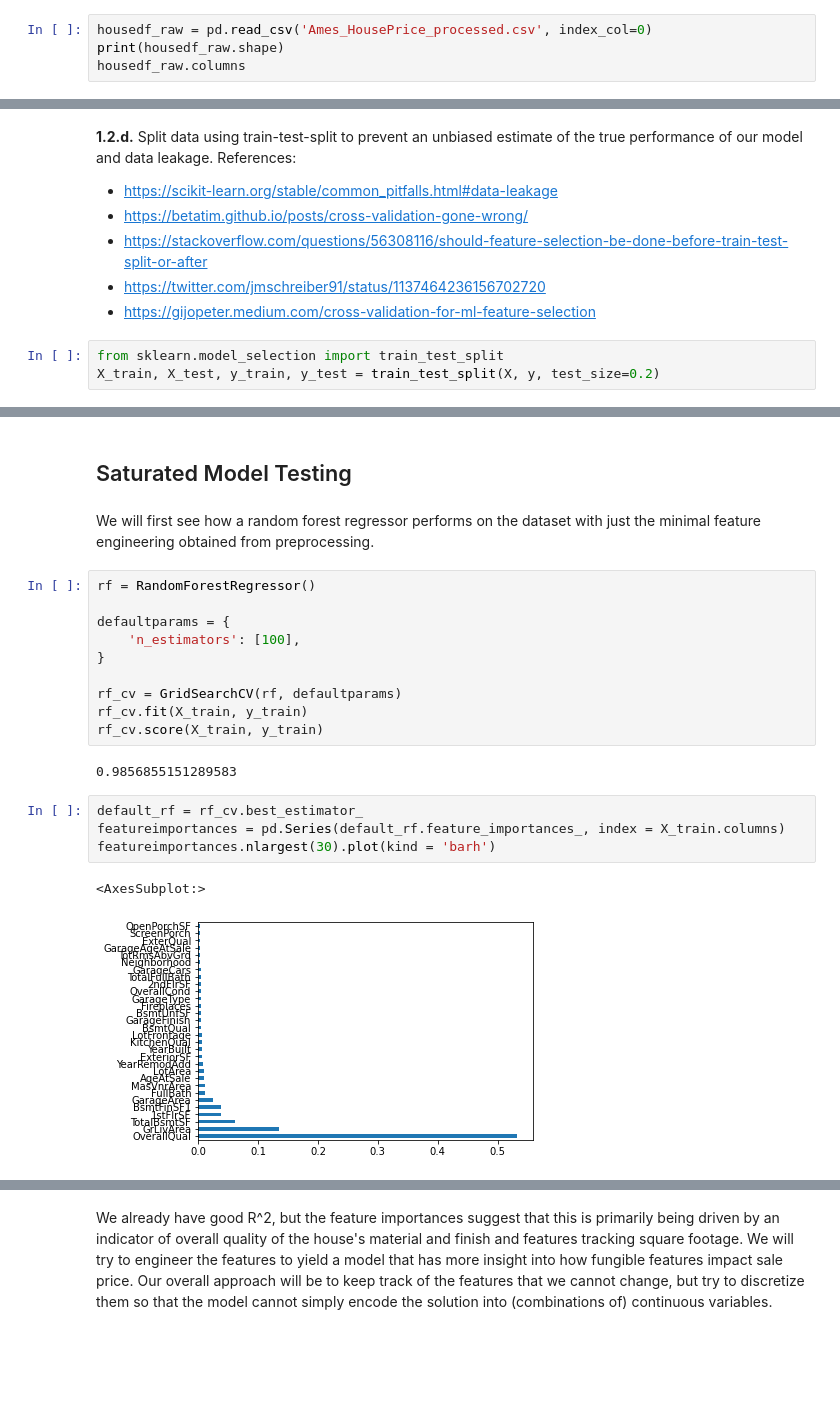
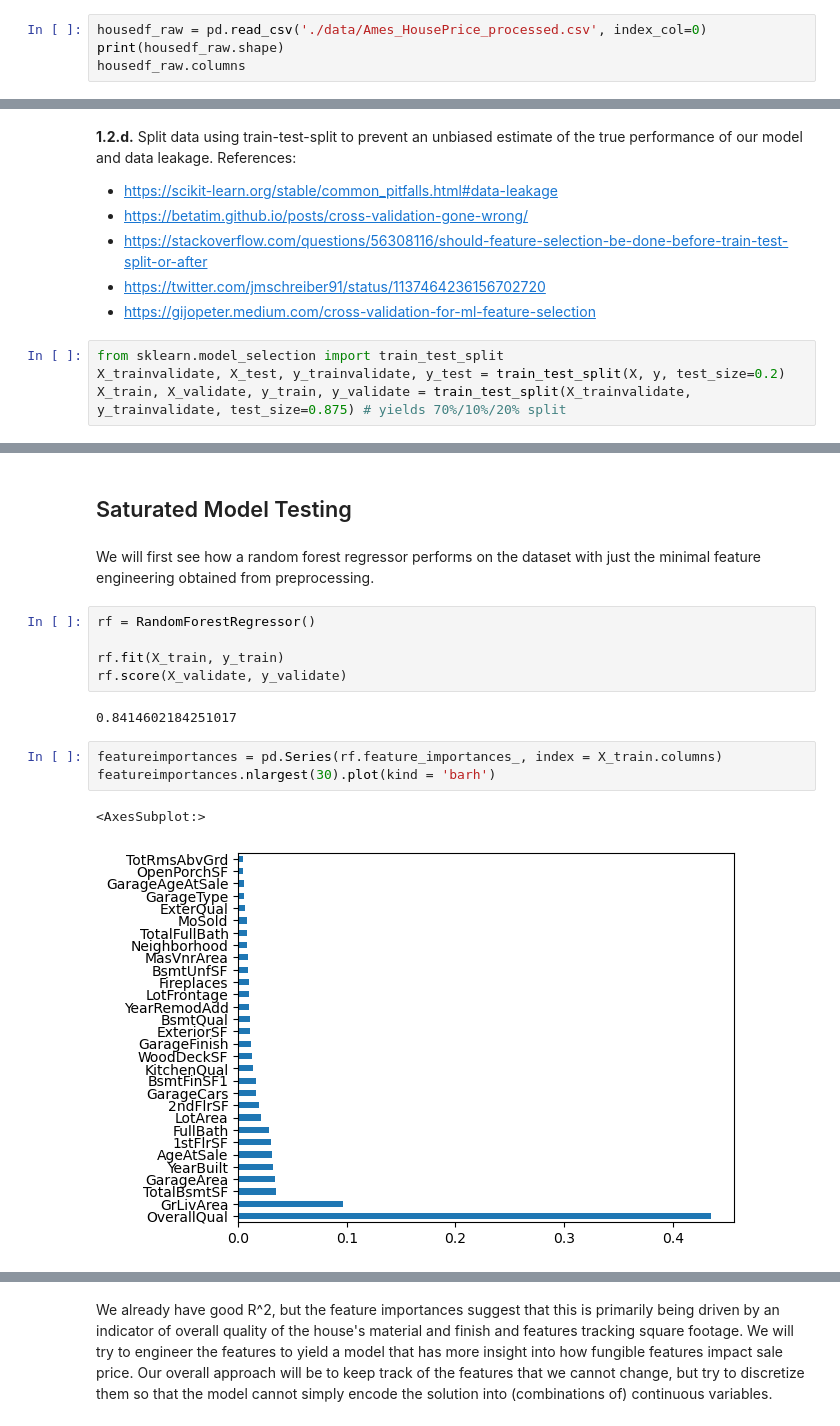
Before and after one commit to elijahspiegel/AmesHousingProject, a Jupyter notebook: Machine Learning Project - Combined - Iteration 1.ipynb, the cells around one changed output, grey strips where cells are left out. Cells and saved outputs as stored; diff of their text form; blank space fills up the shorter version.

```diff
--- a/Machine Learning Project - Combined - Iteration 1.ipynb
+++ b/Machine Learning Project - Combined - Iteration 1.ipynb
@@ -17,7 +17,7 @@ from sklearn import preprocessing
 # %% [markdown]
 **1.1.b.** Read in cleaned dataframe.
 # %%
-housedf_raw = pd.read_csv('Ames_HousePrice_processed.csv', index_col=0)
+housedf_raw = pd.read_csv('./data/Ames_HousePrice_processed.csv', index_col=0)
 print(housedf_raw.shape)
 housedf_raw.columns
 # %% [output]
@@ -215,6 +215,7 @@ X.head()
 - https://gijopeter.medium.com/cross-validation-for-ml-feature-selection
 # %%
 from sklearn.model_selection import train_test_split
-X_train, X_test, y_train, y_test = train_test_split(X, y, test_size=0.2)
+X_trainvalidate, X_test, y_trainvalidate, y_test = train_test_split(X, y, test_size=0.2)
+X_train, X_validate, y_train, y_validate = train_test_split(X_trainvalidate, y_trainvalidate, test_size=0.875) # yields 70%/10%/20% split
 # %%
 print(X_train.shape)
@@ -228,24 +233,18 @@ print(y_test.shape)
 (516,)
-# %% [markdown]
-## Saturated Model Testing
+# %% [markdown]
+## Saturated Model Testing
 # %% [markdown]
 We will first see how a random forest regressor performs on the dataset with  just the minimal feature engineering obtained from preprocessing.
 # %%
 rf = RandomForestRegressor()
 
-defaultparams = {
-    'n_estimators': [100],
-}
-
-rf_cv = GridSearchCV(rf, defaultparams)
-rf_cv.fit(X_train, y_train)
-rf_cv.score(X_train, y_train)
+rf.fit(X_train, y_train)
+rf.score(X_validate, y_validate)
 # %% [output]
-0.9856855151289583
+0.8414602184251017
 # %%
-default_rf = rf_cv.best_estimator_
-featureimportances = pd.Series(default_rf.feature_importances_, index = X_train.columns)
+featureimportances = pd.Series(rf.feature_importances_, index = X_train.columns)
 featureimportances.nlargest(30).plot(kind = 'barh')
 # %% [output]
 <AxesSubplot:>
-[figure, old version]
+[figure, new version]
```
Also changed, not shown: parts of 98 cells of this notebook, 1 other file.
